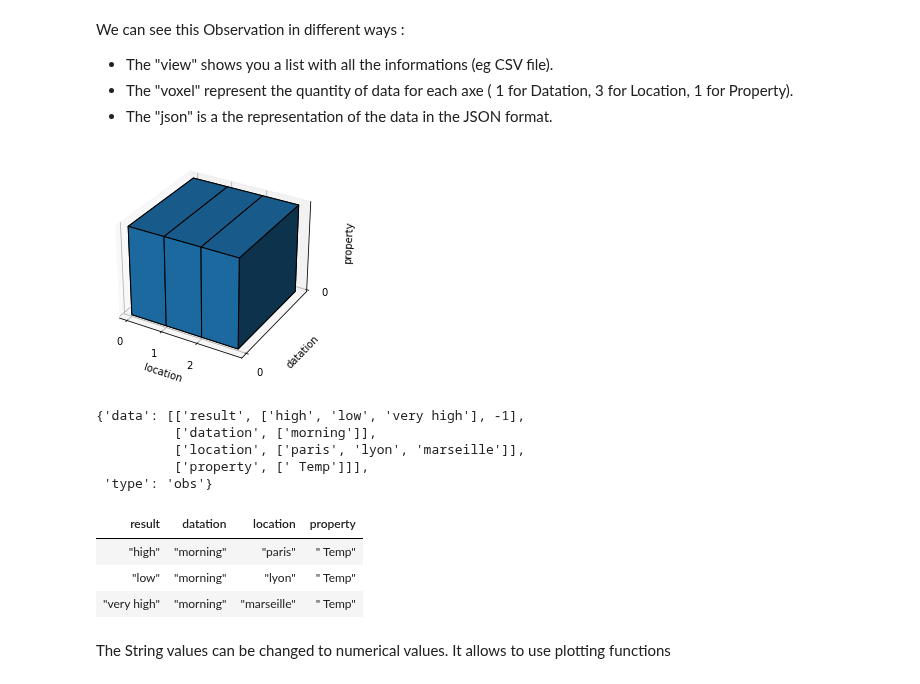
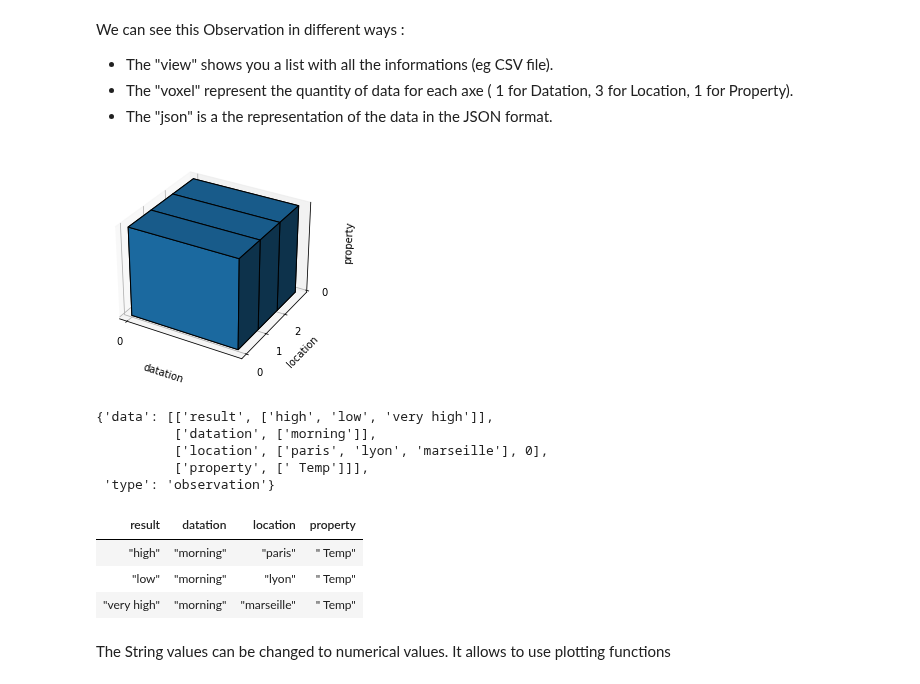
Before and after one commit to loco-philippe/Environmental-Sensing, a Jupyter notebook: python/Examples/Observation/first_observation.ipynb, the cells around one changed output. Cells and saved outputs as stored; diff of their text form; code cells hidden in the pictures.

```diff
--- a/python/Examples/Observation/first_observation.ipynb
+++ b/python/Examples/Observation/first_observation.ipynb
@@ -24,7 +24,7 @@ pol75 = {dpt[75]['properties']['code'] + ' ' + dpt[75]['properties']['nom'] : dp
 An observation is a set of results in response to the questions: when, where, what, how much.
 The most simple and complete Observation you can create is for example :
 # %%
-ob = Obs.std('high', 'morning', 'paris', ' Temp')
+ob = obs.std('high', 'morning', 'paris', ' Temp')
 
 # This Observation can be supplemented by other results :
 ob.append(['low', 'morning', 'lyon', ' Temp'])
@@ -38,16 +38,16 @@ We can see this Observation in different ways :
  - The "voxel" represent the quantity of data for each axe ( 1 for Datation, 3 for Location, 1 for Property).
  - The "json" is a the representation of the data in the JSON format.
 # %%
-ob.voxel()
+ob.voxel(idxname=['datation', 'location', 'property'], varname='result')
 pprint(ob.json())
 ob.view(tablefmt='html', numalign='center', stralign='center')
 # %% [output]
-[figure, old version]
+[figure, new version]
-{'data': [['result', ['high', 'low', 'very high'], -1],
+{'data': [['result', ['high', 'low', 'very high']],
           ['datation', ['morning']],
-          ['location', ['paris', 'lyon', 'marseille']],
+          ['location', ['paris', 'lyon', 'marseille'], 0],
           ['property', [' Temp']]],
- 'type': 'obs'}
+ 'type': 'observation'}
 | result | datation | location | property |
 | "high" | "morning" | "paris" | " Temp" |
 | "low" | "morning" | "lyon" | " Temp" |
```
Also changed, not shown: parts of 9 cells of this notebook, 6 other files.
